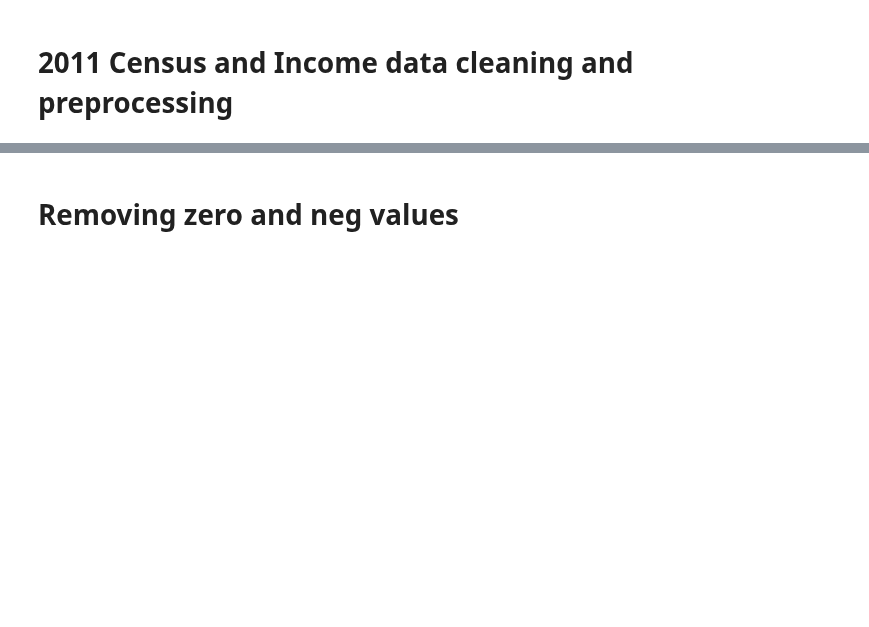
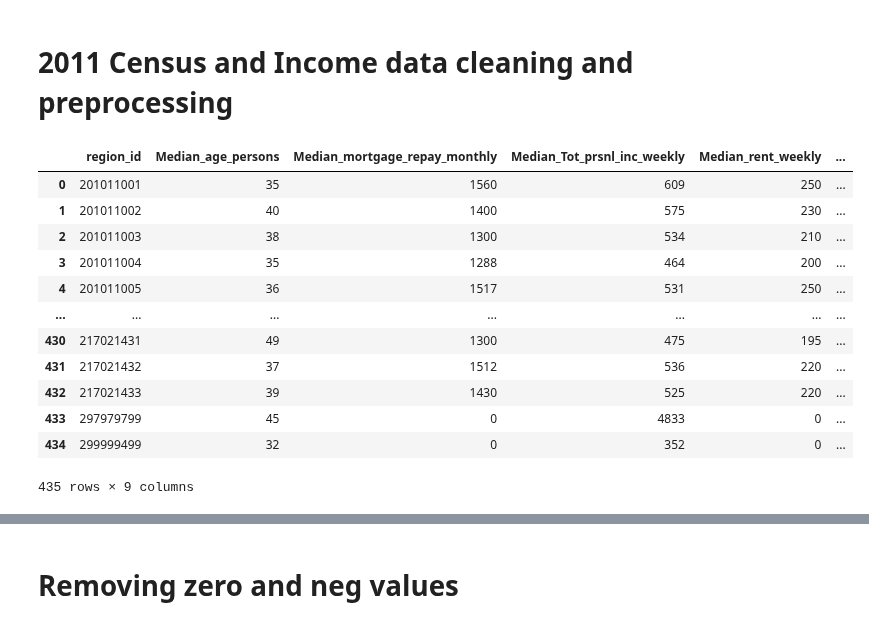
Before and after one commit to MAST30034-Applied-Data-Science/generic-real-estate-consulting-project-group-30, a Jupyter notebook: notebooks/Income and Population(2011 & 2016).ipynb, the cells around one changed output, grey strips where cells are left out. Saved outputs shown, nothing was run; the diff lists cells and outputs as text; code cells hidden in the pictures; blank space fills up the shorter version.

```diff
--- a/notebooks/Income and Population(2011 & 2016).ipynb
+++ b/notebooks/Income and Population(2011 & 2016).ipynb
@@ -177,6 +177,20 @@ df.to_csv('../data/raw/income_and_pop_2016.csv', index=False)
 # %% [markdown]
 # 2011 Census and Income data cleaning and preprocessing
 # %%
-income_df = pd.read_csv("../data/raw/2011Census_B02_VIC_SA2.csv")
+income_df = pd.read_csv("../data/raw/2011Census_B02_VIC_SA2_short.csv")
 income_df
+# %% [output]
+|  | region_id | Median_age_persons | Median_mortgage_repay_monthly | Median_Tot_prsnl_inc_weekly | Median_rent_weekly | ... |
+| 0 | 201011001 | 35 | 1560 | 609 | 250 | ... |
+| 1 | 201011002 | 40 | 1400 | 575 | 230 | ... |
+| 2 | 201011003 | 38 | 1300 | 534 | 210 | ... |
+| 3 | 201011004 | 35 | 1288 | 464 | 200 | ... |
+| 4 | 201011005 | 36 | 1517 | 531 | 250 | ... |
+| ... | ... | ... | ... | ... | ... | ... |
+| 430 | 217021431 | 49 | 1300 | 475 | 195 | ... |
+| 431 | 217021432 | 37 | 1512 | 536 | 220 | ... |
+| 432 | 217021433 | 39 | 1430 | 525 | 220 | ... |
+| 433 | 297979799 | 45 | 0 | 4833 | 0 | ... |
+| 434 | 299999499 | 32 | 0 | 352 | 0 | ... |
+435 rows × 9 columns
 # %%
```
Also changed, not shown: parts of 6 cells of this notebook.
